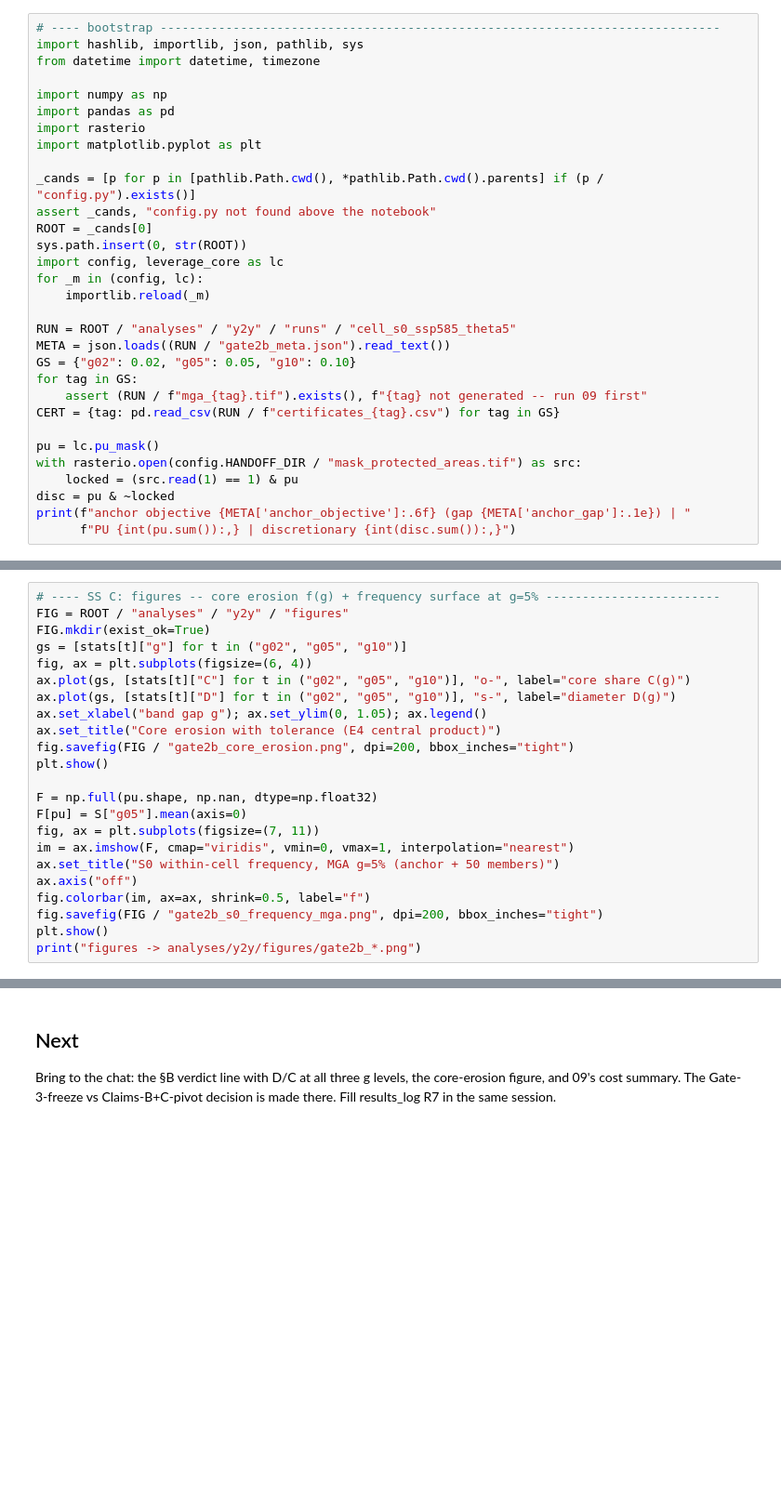
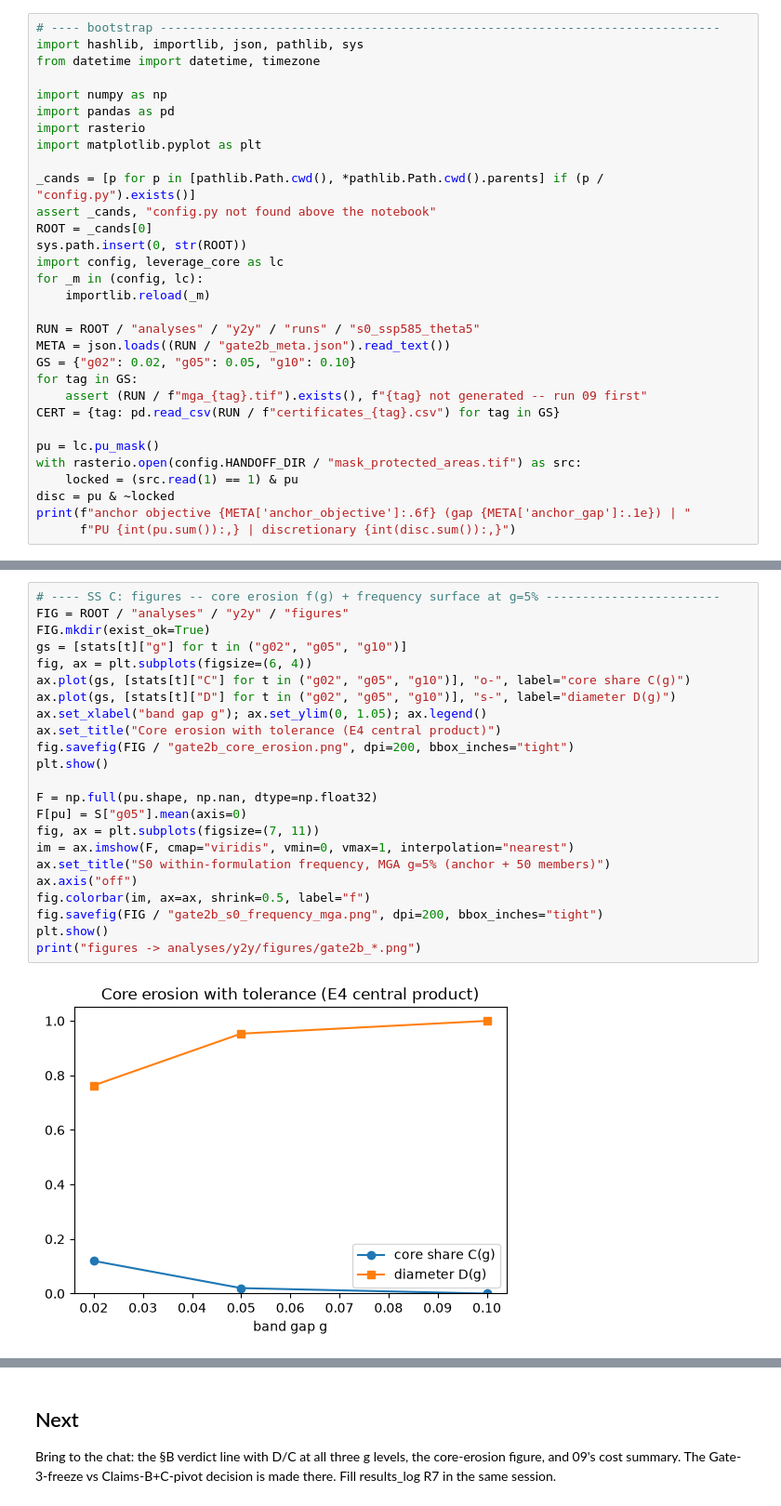
Before and after one commit to bermane/y2y-spatial-optimization, a Jupyter notebook: analyses/y2y/10_gate2b_analysis.ipynb, the cells around one changed output, grey strips where cells are left out. Shown at 93% size. Drawn from its saved outputs; the diff is of its cells as text; blank space fills up the shorter version.

```diff
--- a/analyses/y2y/10_gate2b_analysis.ipynb
+++ b/analyses/y2y/10_gate2b_analysis.ipynb
@@ -41,7 +41,7 @@ import config, leverage_core as lc
 for _m in (config, lc):
     importlib.reload(_m)
 
-RUN = ROOT / "analyses" / "y2y" / "runs" / "cell_s0_ssp585_theta5"
+RUN = ROOT / "analyses" / "y2y" / "runs" / "s0_ssp585_theta5"
 META = json.loads((RUN / "gate2b_meta.json").read_text())
 GS = {"g02": 0.02, "g05": 0.05, "g10": 0.10}
 for tag in GS:
@@ -108,23 +122,25 @@ print(f"\nVERDICT (g=5%): {VERDICT}")
 # %%
 # ---- SS C: figures -- core erosion f(g) + frequency surface at g=5% ------------------------
 FIG = ROOT / "analyses" / "y2y" / "figures"
 FIG.mkdir(exist_ok=True)
 gs = [stats[t]["g"] for t in ("g02", "g05", "g10")]
 fig, ax = plt.subplots(figsize=(6, 4))
 ax.plot(gs, [stats[t]["C"] for t in ("g02", "g05", "g10")], "o-", label="core share C(g)")
 ax.plot(gs, [stats[t]["D"] for t in ("g02", "g05", "g10")], "s-", label="diameter D(g)")
 ax.set_xlabel("band gap g"); ax.set_ylim(0, 1.05); ax.legend()
 ax.set_title("Core erosion with tolerance (E4 central product)")
 fig.savefig(FIG / "gate2b_core_erosion.png", dpi=200, bbox_inches="tight")
 plt.show()
 
 F = np.full(pu.shape, np.nan, dtype=np.float32)
 F[pu] = S["g05"].mean(axis=0)
 fig, ax = plt.subplots(figsize=(7, 11))
 im = ax.imshow(F, cmap="viridis", vmin=0, vmax=1, interpolation="nearest")
-ax.set_title("S0 within-cell frequency, MGA g=5% (anchor + 50 members)")
+ax.set_title("S0 within-formulation frequency, MGA g=5% (anchor + 50 members)")
 ax.axis("off")
 fig.colorbar(im, ax=ax, shrink=0.5, label="f")
 fig.savefig(FIG / "gate2b_s0_frequency_mga.png", dpi=200, bbox_inches="tight")
 plt.show()
 print("figures -> analyses/y2y/figures/gate2b_*.png")
+# %% [output]
+[figure, added]
```
Also changed, not shown: parts of 6 cells of this notebook, 35 other files.
